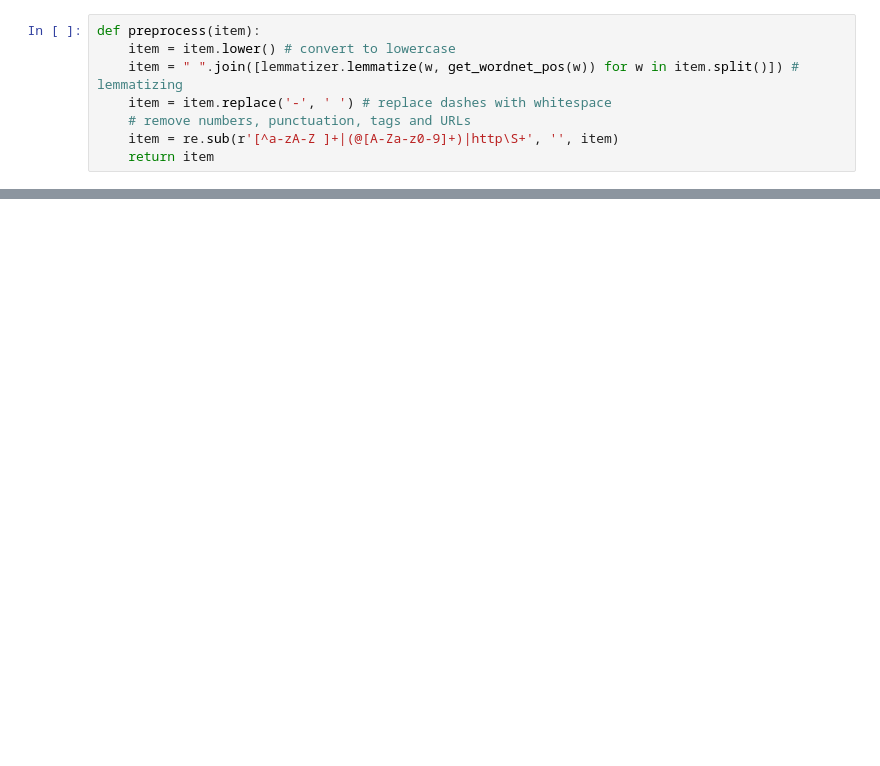
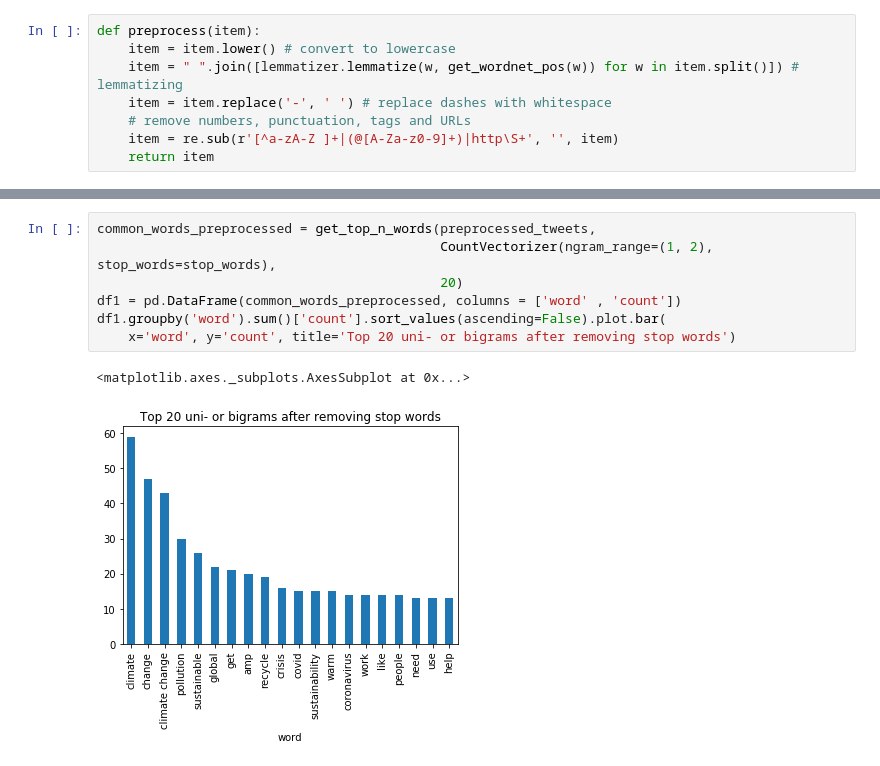
Before and after one commit to veeraita/twitter-climate-change, a Jupyter notebook: notebooks/content_based/content_preprocessing.ipynb, the cells around one changed output, grey strips where cells are left out. Drawn from its saved outputs; the diff is of its cells as text; blank space fills up the shorter version.

```diff
--- a/notebooks/content_based/content_preprocessing.ipynb
+++ b/notebooks/content_based/content_preprocessing.ipynb
@@ -127,3 +146,13 @@ vectorizer.get_feature_names()[:20]
+# %%
+common_words_preprocessed = get_top_n_words(preprocessed_tweets,
+                                            CountVectorizer(ngram_range=(1, 2), stop_words=stop_words),
+                                            20)
+df1 = pd.DataFrame(common_words_preprocessed, columns = ['word' , 'count'])
+df1.groupby('word').sum()['count'].sort_values(ascending=False).plot.bar(
+    x='word', y='count', title='Top 20 uni- or bigrams after removing stop words')
+# %% [output]
+<matplotlib.axes._subplots.AxesSubplot at 0x...>
+[figure, added]
 # %%
 # Split the matrix into random training and testing subsets
 test_size = 0.25
```
Also changed, not shown: parts of 7 cells of this notebook.
